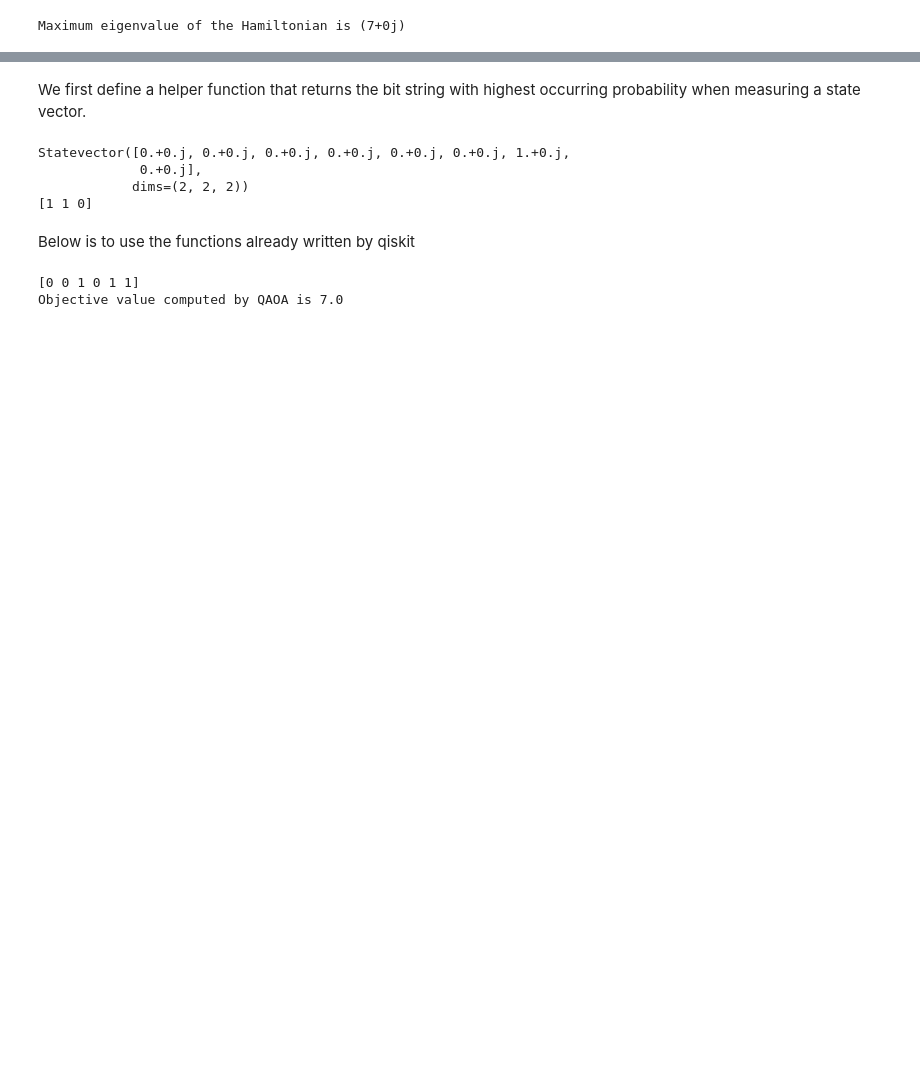
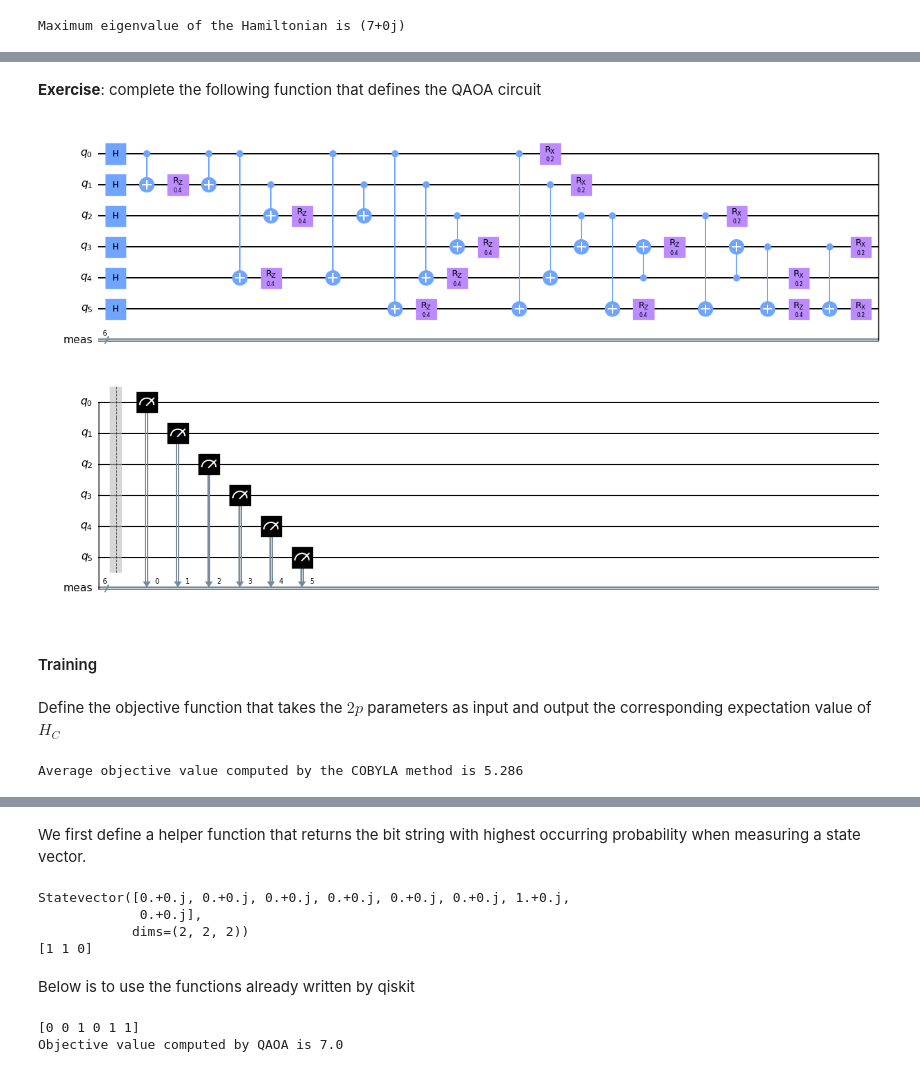
Before and after one commit to AlaricCheng/klass-workshop-hands-on, a Jupyter notebook: qaoa.ipynb, the cells around one changed output, grey strips where cells are left out. Cells and saved outputs as stored; diff of their text form; code cells hidden in the pictures; blank space fills up the shorter version.

Commit message:
qaoa v1

```diff
--- a/qaoa.ipynb
+++ b/qaoa.ipynb
@@ -119,0 +156,42 @@ QAOA
+# %% [markdown]
+**Exercise**: complete the following function that defines the QAOA circuit
+# %%
+from qiskit import QuantumCircuit, Aer, execute
+from qiskit.circuit import ParameterVector
+
+def qaoa(G: nx.Graph, p) -> QuantumCircuit:
+    """
+    Args:
+        G: Graph.
+        p: Number of layers.
+    Returns:
+        Quantum circuit implementing the QAOA.
+    """
+    n = G.number_of_nodes()
+    gamma = ParameterVector('$\\gamma$', p)
+    beta = ParameterVector('$\\beta$', p)
+    qc = QuantumCircuit(n)
+    # first Hadamard layer
+    qc.h(range(n))
+
+    for i in range(p):
+        # H_C block
+        for j, k in G.edges():
+            qc.cx(j, k)
+            qc.rz(2*gamma[i], k)
+            qc.cx(j, k)
+        # H_B block
+        qc.rx(2*beta[i], range(n))
+
+    qc.measure_all()
+
+    return qc
+# %%
+qc = qaoa(G, 1).assign_parameters([0.1, 0.2])
+qc.draw("mpl", scale=0.7)
+# %% [output]
+[figure, added]
+# %% [markdown]
+#### Training
+# %% [markdown]
+Define the objective function that takes the $2p$ parameters as input and output the corresponding expectation value of $H_C$
@@ -119,0 +216,8 @@ QAOA
+# %%
+p = 2
+shots = 1000
+x0 = default_rng().uniform(-np.pi, np.pi, 2*p) # initial parameters
+res = minimize(obj_func, x0, args = (shots), method='COBYLA', options={'maxiter': 1000})
+print(f'Average objective value computed by the COBYLA method is {-res.fun}')
+# %% [output]
+Average objective value computed by the COBYLA method is 5.286
```
Also changed, not shown: parts of 17 cells of this notebook, 2 other files.
